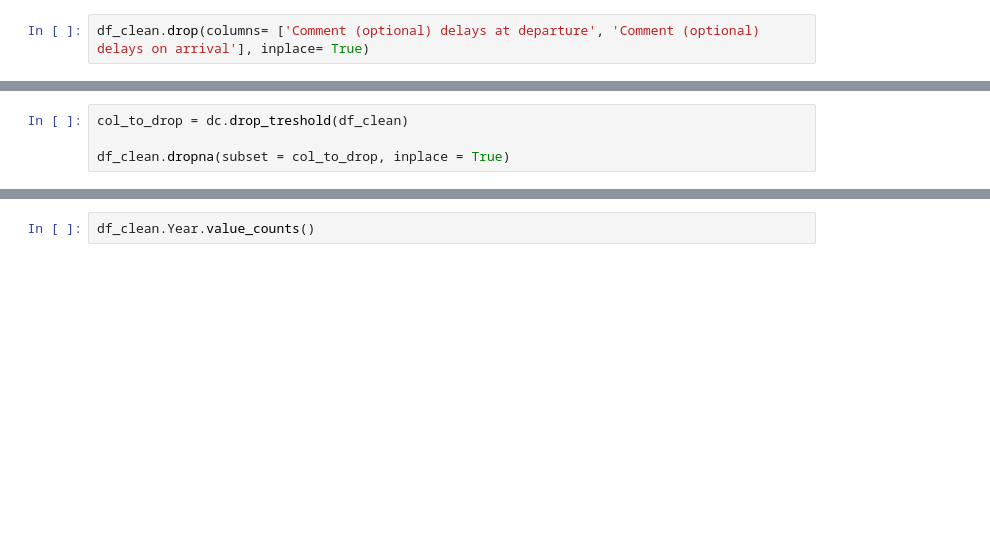
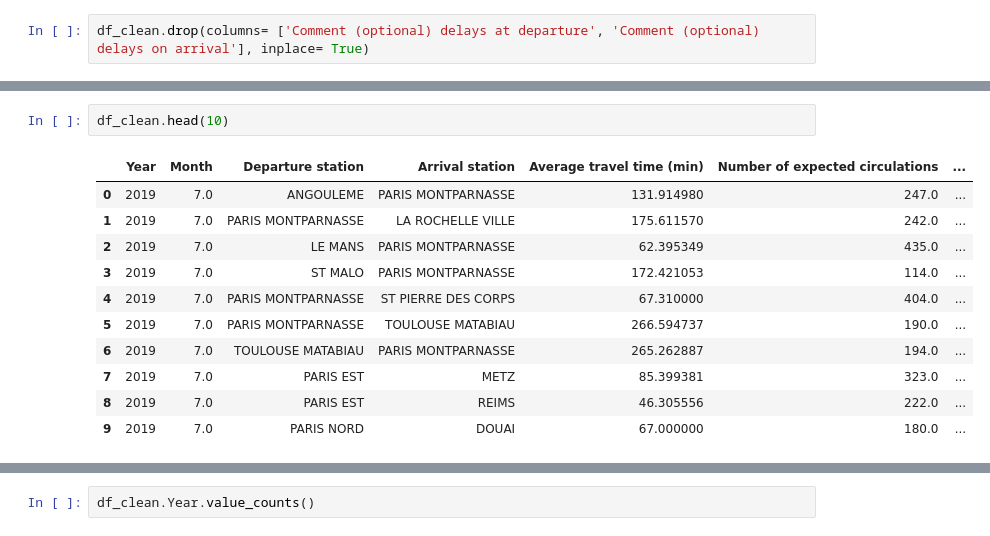
Before and after one commit to infoshareacademy/grupa_BKMMZ, a Jupyter notebook: Python/trains_notebook.ipynb, the cells around one changed output, grey strips where cells are left out. Drawn from its saved outputs; the diff is of its cells as text; blank space fills up the shorter version.

```diff
--- a/Python/trains_notebook.ipynb
+++ b/Python/trains_notebook.ipynb
@@ -64,9 +70,19 @@ Index(['Year', 'Month', 'Departure station', 'Arrival station',
        'Delay due to travellers taken into account', 'Number of circulations',
        'Trainline'],
       dtype='object')
-# %%
-col_to_drop = dc.drop_treshold(df_clean)
-
-df_clean.dropna(subset = col_to_drop, inplace = True)
+# %%
+df_clean.head(10)
+# %% [output]
+|  | Year | Month | Departure station | Arrival station | Average travel time (min) | Number of expected circulations | ... |
+| 0 | 2019 | 7.0 | ANGOULEME | PARIS MONTPARNASSE | 131.914980 | 247.0 | ... |
+| 1 | 2019 | 7.0 | PARIS MONTPARNASSE | LA ROCHELLE VILLE | 175.611570 | 242.0 | ... |
+| 2 | 2019 | 7.0 | LE MANS | PARIS MONTPARNASSE | 62.395349 | 435.0 | ... |
+| 3 | 2019 | 7.0 | ST MALO | PARIS MONTPARNASSE | 172.421053 | 114.0 | ... |
+| 4 | 2019 | 7.0 | PARIS MONTPARNASSE | ST PIERRE DES CORPS | 67.310000 | 404.0 | ... |
+| 5 | 2019 | 7.0 | PARIS MONTPARNASSE | TOULOUSE MATABIAU | 266.594737 | 190.0 | ... |
+| 6 | 2019 | 7.0 | TOULOUSE MATABIAU | PARIS MONTPARNASSE | 265.262887 | 194.0 | ... |
+| 7 | 2019 | 7.0 | PARIS EST | METZ | 85.399381 | 323.0 | ... |
+| 8 | 2019 | 7.0 | PARIS EST | REIMS | 46.305556 | 222.0 | ... |
+| 9 | 2019 | 7.0 | PARIS NORD | DOUAI | 67.000000 | 180.0 | ... |
 # %%
 df_clean.isna().sum()
```
Also changed, not shown: parts of 23 cells of this notebook, 1 other file.
